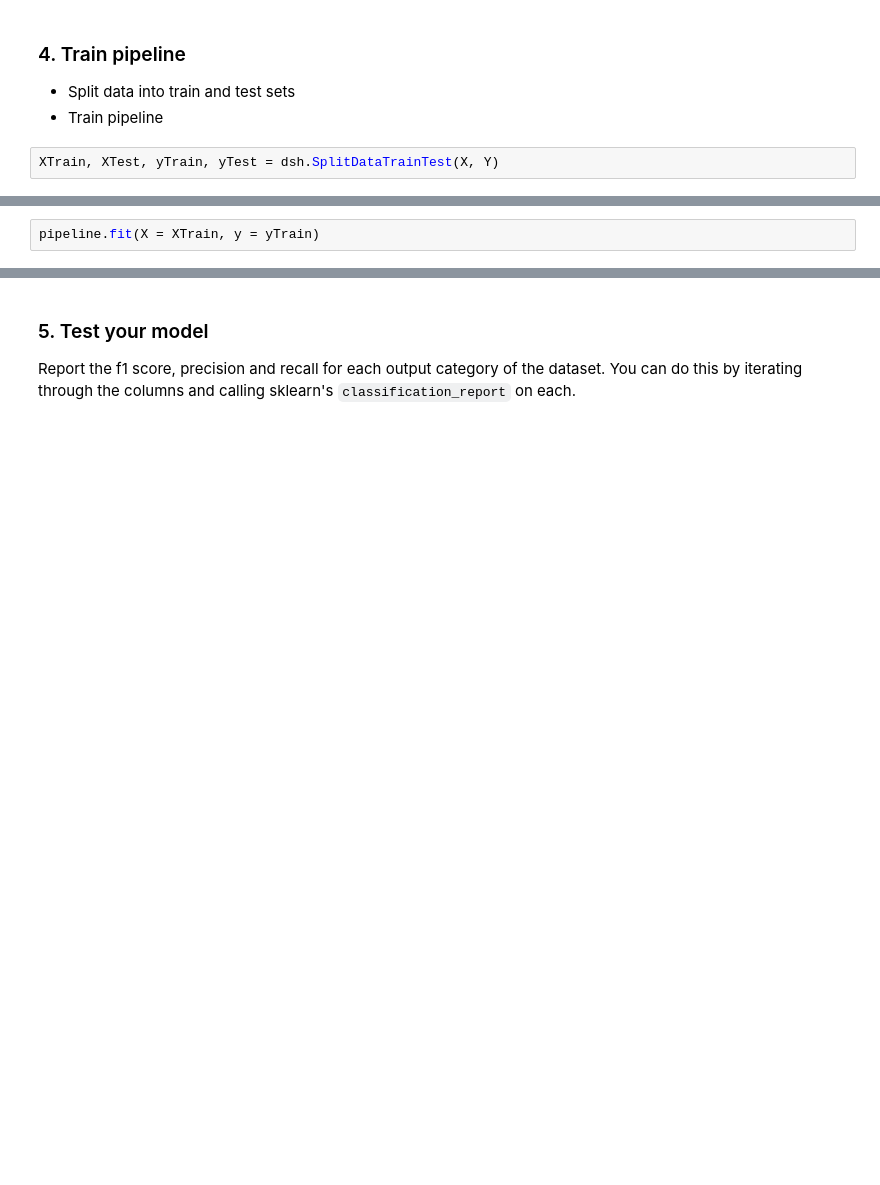
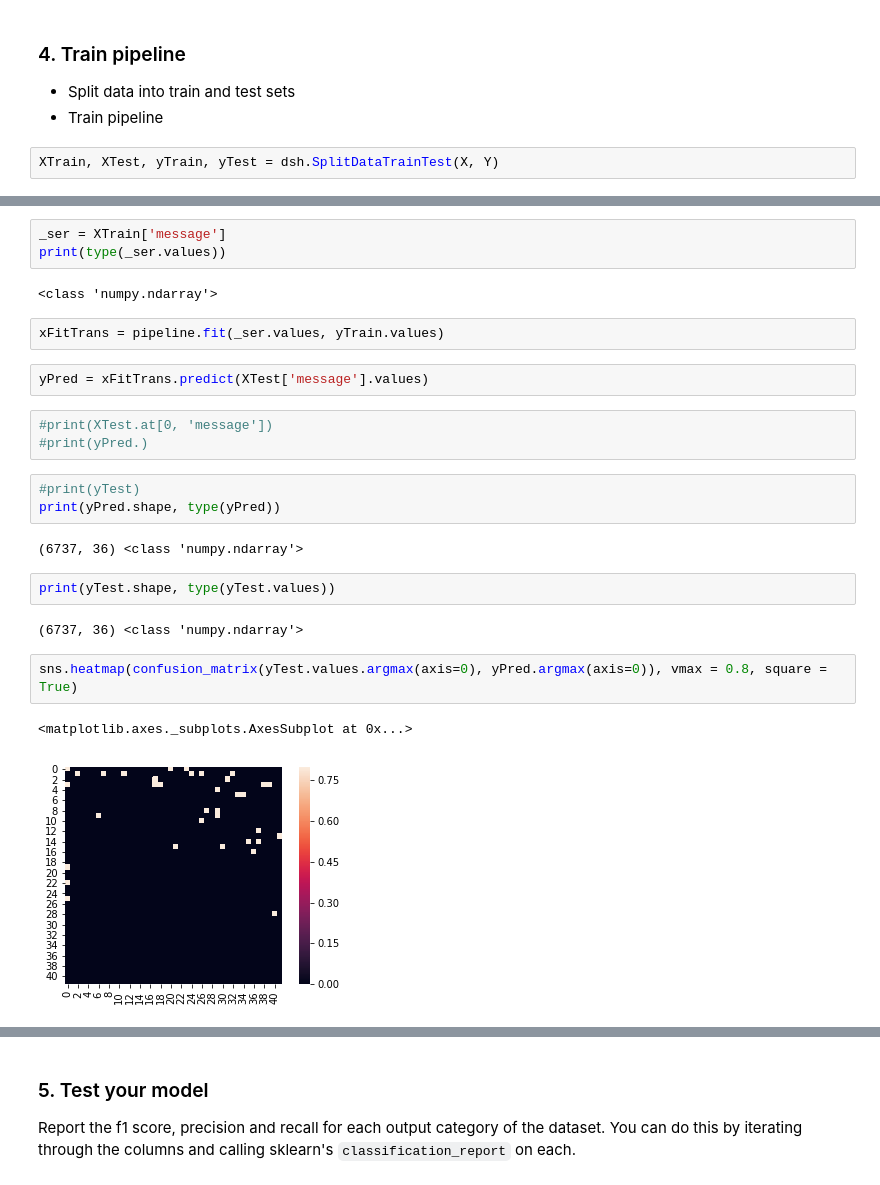
Before and after one commit to bwenner/DisasterResponsePipeline, a Jupyter notebook: ML Pipeline Preparation.ipynb, the cells around one changed output, grey strips where cells are left out. Saved outputs shown, nothing was run; the diff lists cells and outputs as text; blank space fills up the shorter version.

```diff
--- a/ML Pipeline Preparation.ipynb
+++ b/ML Pipeline Preparation.ipynb
@@ -382,2 +288,0 @@ print(yTest.shape)
-# %%
-pipeline.fit(X = XTrain, y = yTrain)
@@ -385,0 +293,26 @@ ValueError: Found input variables with inconsistent numbers of samples: [1, 1835
+# %%
+_ser = XTrain['message']
+print(type(_ser.values))
+# %% [output]
+<class 'numpy.ndarray'>
+# %%
+xFitTrans = pipeline.fit(_ser.values, yTrain.values)
+# %%
+yPred = xFitTrans.predict(XTest['message'].values)
+# %%
+#print(XTest.at[0, 'message'])
+#print(yPred.)
+# %%
+#print(yTest)
+print(yPred.shape, type(yPred))
+# %% [output]
+(6737, 36) <class 'numpy.ndarray'>
+# %%
+print(yTest.shape, type(yTest.values))
+# %% [output]
+(6737, 36) <class 'numpy.ndarray'>
+# %%
+sns.heatmap(confusion_matrix(yTest.values.argmax(axis=0), yPred.argmax(axis=0)), vmax = 0.8, square = True)
+# %% [output]
+<matplotlib.axes._subplots.AxesSubplot at 0x...>
+[figure, added]
```
Also changed, not shown: parts of 35 cells of this notebook, 1 other file.
